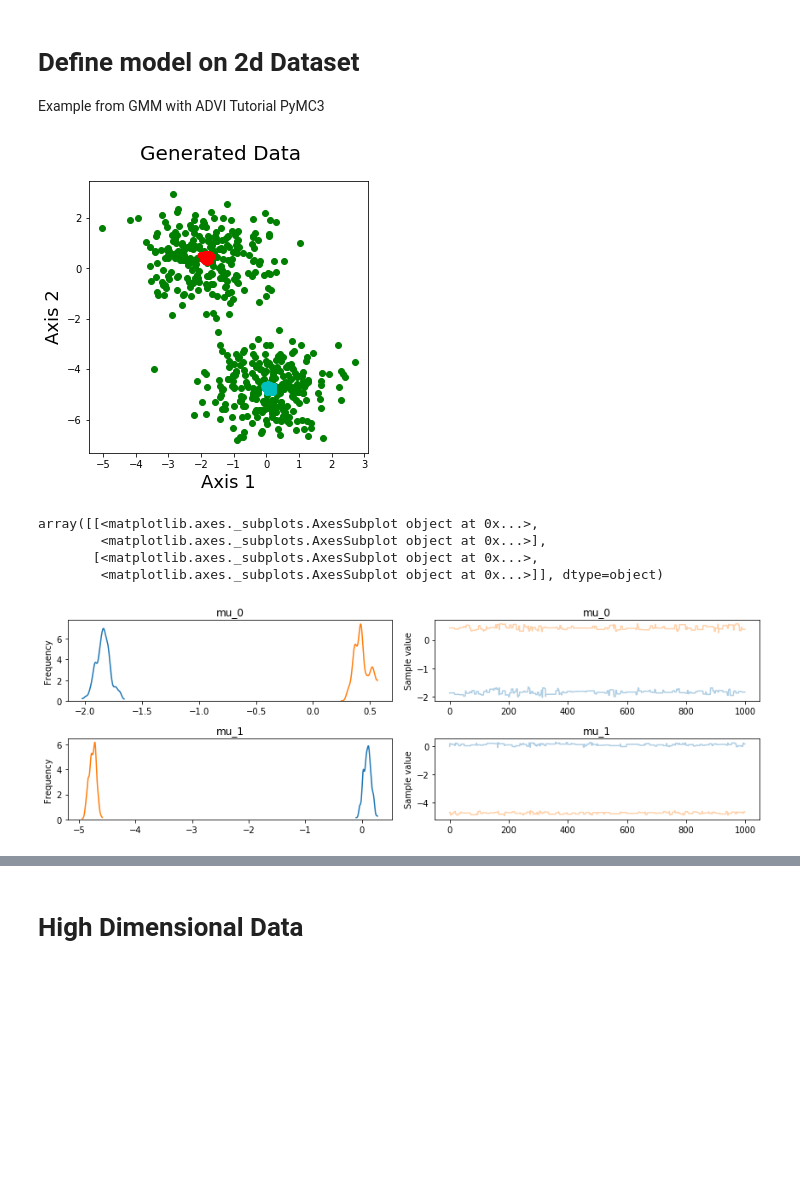
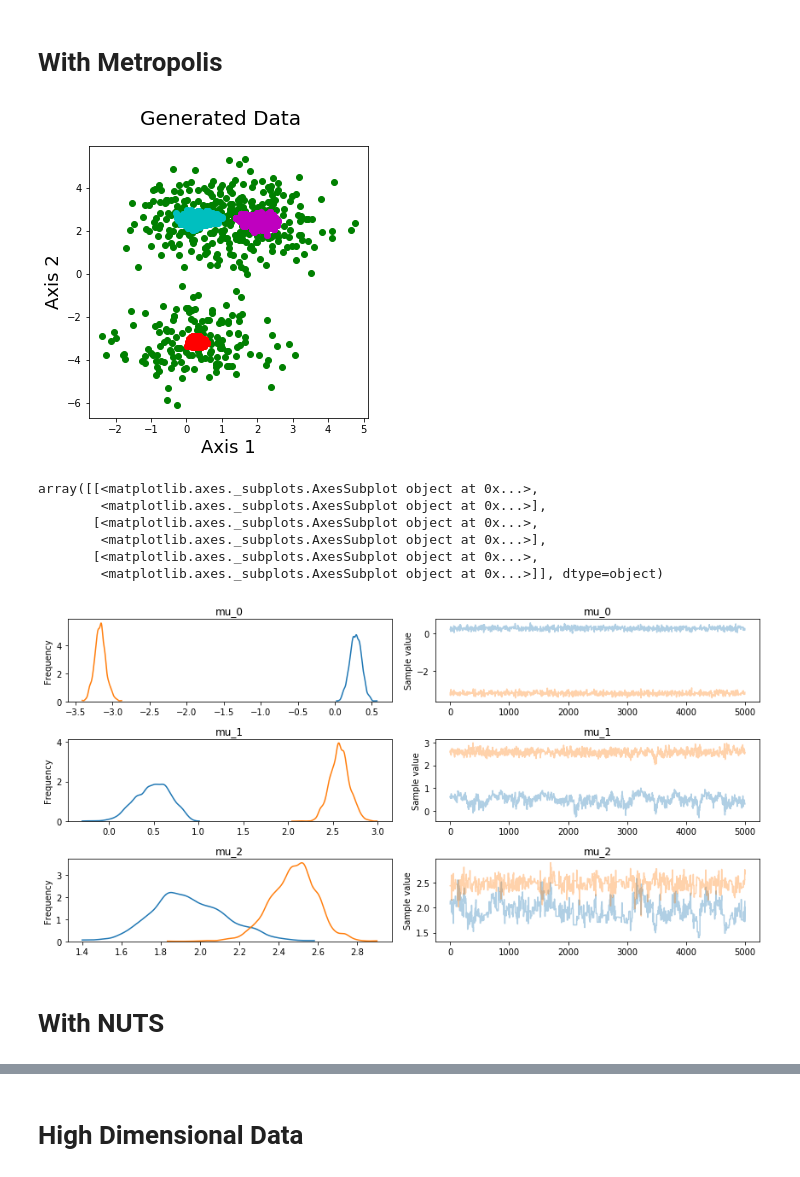
Before and after one commit to mbarsbey/cmpe548project, a Jupyter notebook: MixtureModelsExamples.ipynb, the cells around one changed output, grey strips where cells are left out. Cells and saved outputs as stored; diff of their text form; code cells hidden in the pictures; blank space fills up the shorter version.

```diff
--- a/MixtureModelsExamples.ipynb
+++ b/MixtureModelsExamples.ipynb
@@ -51,7 +52,7 @@ def plot_data2d(datas):
 # example data in 2d
 ndim = 2
 nsamples = 500
-k = 2
+k = 3
 data,ms = observed_data(ndim,k,nsamples)
 plot_data2d((data,ms))
 # %% [output]
@@ -59,6 +60,3 @@ plot_data2d((data,ms))
-# %% [markdown]
-# Define model on 2d Dataset
-Example from GMM with ADVI Tutorial PyMC3
 # %%
 # From GMM with ADVI Tutorial PyMC3
 
@@ -94,23 +92,28 @@ with pm.Model() as model2d:
           for i in range(k)]
     pi = pm.Dirichlet('pi',a=pm.floatX(0.1*np.ones(k)),shape=(k,))
     xs = pm.DensityDist('x',logp_gmix(mus,pi,np.eye(ndim)),observed=data)
+# %% [markdown]
+# With Metropolis
 # %%
 # Sample
 with model2d:
     start = pm.find_MAP()
     step = pm.Metropolis()
-    trace = pm.sample(1000, step, start=start)
+    trace = pm.sample(nsamples, step, start=start,tune=1000)
 # %%
-# plot generated values for 2d
-mu_0,mu_1 = trace.get_values('mu_0'),trace.get_values('mu_1')
-plot_data2d((data,mu_0[-500:,:],mu_1[-500:,:]))
+mu_0,mu_1,mu_2 = trace.get_values('mu_0'),trace.get_values('mu_1'),trace.get_values('mu_2')
+plot_data2d((data,mu_0,mu_1,mu_2))
 # %% [output]
-[figure, old version]
+[figure, new version]
 # %%
-pm.plots.traceplot(trace,['mu_0','mu_1'])
+pm.plots.traceplot(trace,['mu_0','mu_1','mu_2'])
 # %% [output]
 array([[<matplotlib.axes._subplots.AxesSubplot object at 0x...>,
         <matplotlib.axes._subplots.AxesSubplot object at 0x...>],
        [<matplotlib.axes._subplots.AxesSubplot object at 0x...>,
+        <matplotlib.axes._subplots.AxesSubplot object at 0x...>],
+       [<matplotlib.axes._subplots.AxesSubplot object at 0x...>,
         <matplotlib.axes._subplots.AxesSubplot object at 0x...>]], dtype=object)
-[figure, old version]
+[figure, new version]
+# %% [markdown]
+# With NUTS
```
Also changed, not shown: parts of 12 cells of this notebook.
